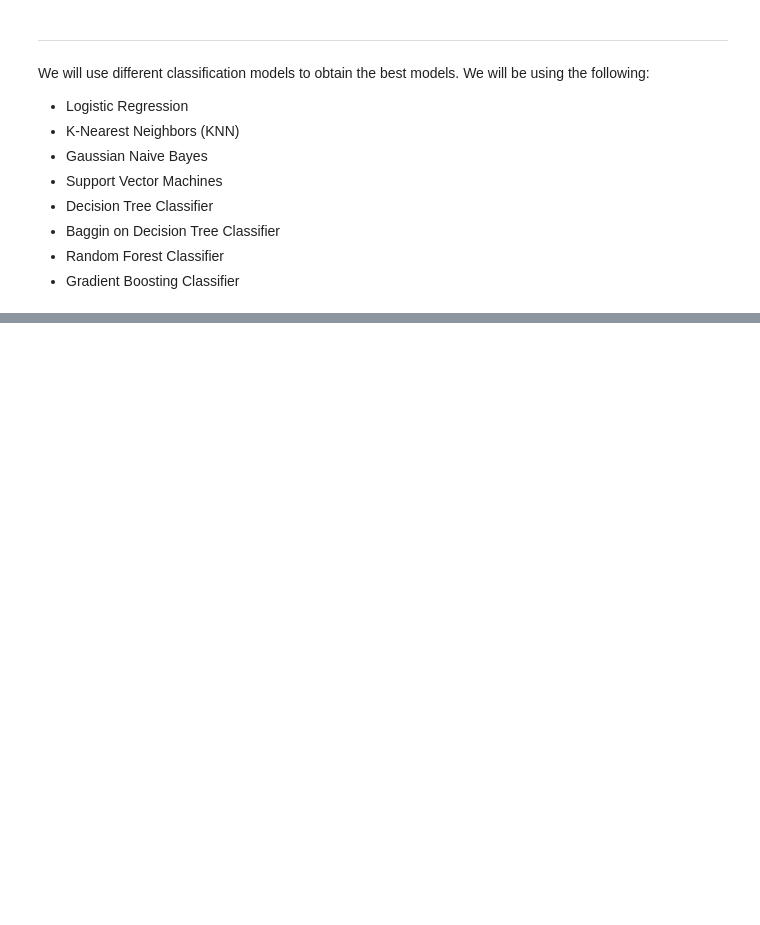
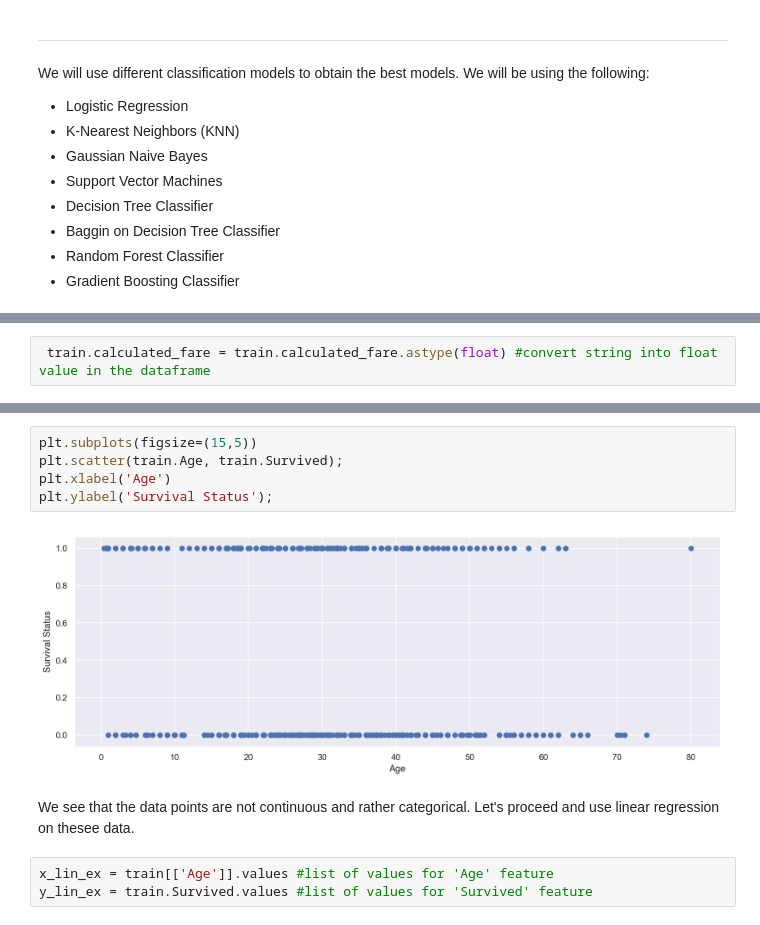
Before and after one commit to ghd7262/Titanic.Kaggle, a Jupyter notebook: Titanic.ipynb, the cells around one changed output, grey strips where cells are left out. Cells and saved outputs as stored; diff of their text form; blank space fills up the shorter version.

```diff
--- a/Titanic.ipynb
+++ b/Titanic.ipynb
@@ -1273,0 +1312,2 @@ $y=\beta_0+\beta_1x+\epsilon$ , where
+# %%
+ train.calculated_fare = train.calculated_fare.astype(float) #convert string into float value in the dataframe
@@ -1273,0 +1324,12 @@ $y=\beta_0+\beta_1x+\epsilon$ , where
+# %%
+plt.subplots(figsize=(15,5))
+plt.scatter(train.Age, train.Survived);
+plt.xlabel('Age')
+plt.ylabel('Survival Status');
+# %% [output]
+[figure, added]
+# %% [markdown]
+We see that the data points are not continuous and rather categorical. Let's proceed and use linear regression on thesee data.
+# %%
+x_lin_ex = train[['Age']].values #list of values for 'Age' feature
+y_lin_ex = train.Survived.values #list of values for 'Survived' feature
```
Also changed, not shown: parts of 8 cells of this notebook.
